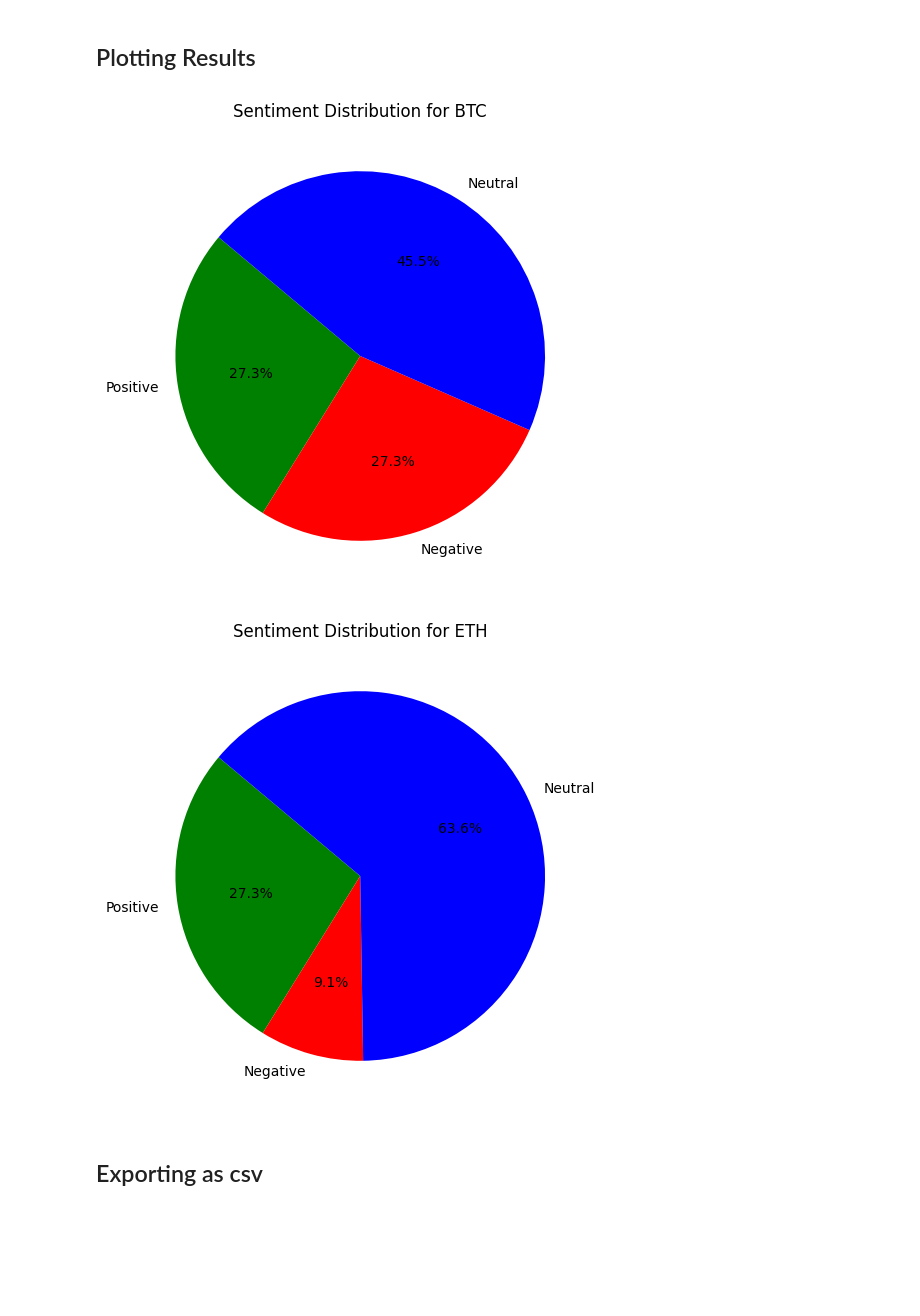
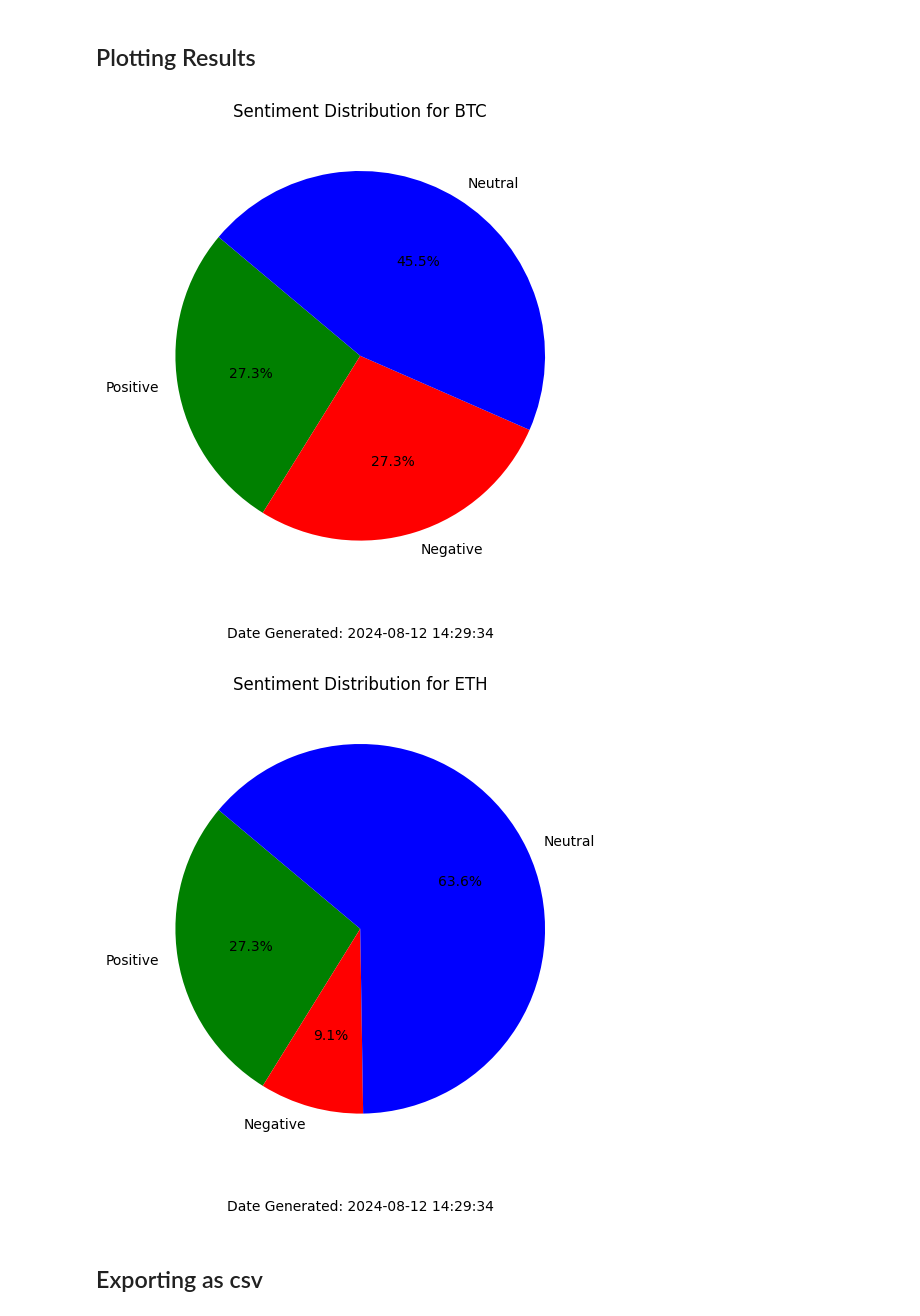
Before and after one commit to darrenhjle/Asset-Sentiment-Analysis, a Jupyter notebook: main.ipynb, the cells around one changed output. Cells and saved outputs as stored; diff of their text form; code cells hidden in the pictures; blank space fills up the shorter version.

Commit message:
added date generated to charts

```diff
--- a/main.ipynb
+++ b/main.ipynb
@@ -252,28 +252,31 @@ scores
 # %%
 from matplotlib import pyplot as plt
 
+date_generated = time.strftime("%Y-%m-%d %H:%M:%S", time.gmtime())
 # Initialize a dictionary to count the number of positive, negative, and neutral sentiments for each ticker
 counts = {ticker: {'Positive': 0, 'Negative': 0, 'Neutral': 0} for ticker in scores.keys()}
 
 # Count the number of positive, negative, and neutral sentiments for each ticker
 for ticker, sentiments in scores.items():
     for sentiment in sentiments:
         counts[ticker][sentiment['label']] += 1
 
 # Plot pie charts for each ticker to visualize the sentiment distribution
 for ticker, sentiment_counts in counts.items():
     labels = list(sentiment_counts.keys())  # Labels for the pie chart (Positive, Negative, Neutral)
     sizes = list(sentiment_counts.values())  # Sizes for each sentiment category
     colors = ['green', 'red', 'blue']  # Colors for each sentiment category
 
     # Create a pie chart
     plt.figure(figsize=(6, 6))
     plt.pie(sizes, labels=labels, colors=colors, autopct='%1.1f%%', startangle=140)
     plt.title(f'Sentiment Distribution for {ticker}')  # Title of the pie chart
+    # Add the date generated at the bottom of the chart
+    plt.text(0.5, -0.1, f'Date Generated: {date_generated}', ha='center', va='center', transform=plt.gca().transAxes)
     plt.show()  # Display the pie chart
 # %% [output]
-[figure, old version]
+[figure, new version]
-[figure, old version]
+[figure, new version]
 # %% [markdown]
 ## Exporting as csv
 # %%
```
Also changed, not shown: 3 other files.
